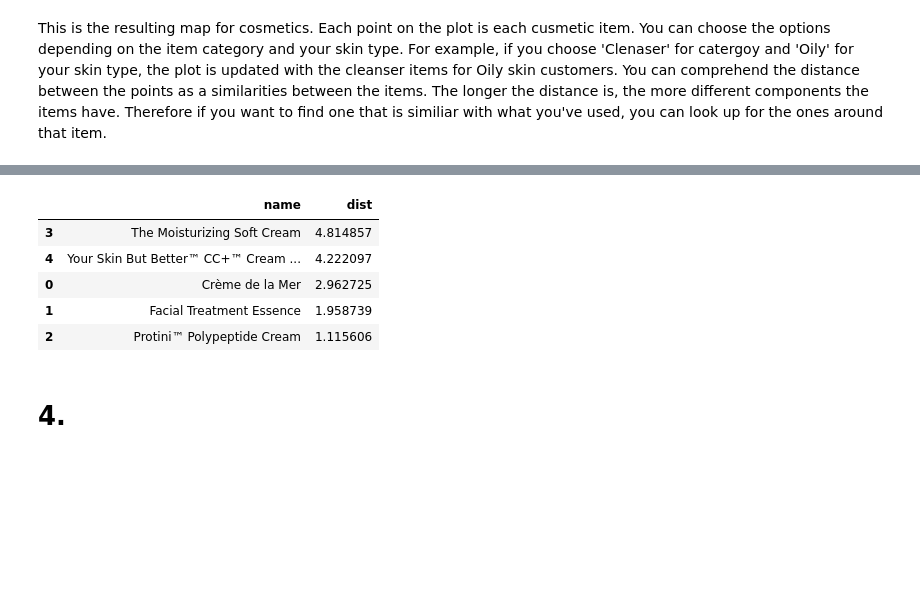
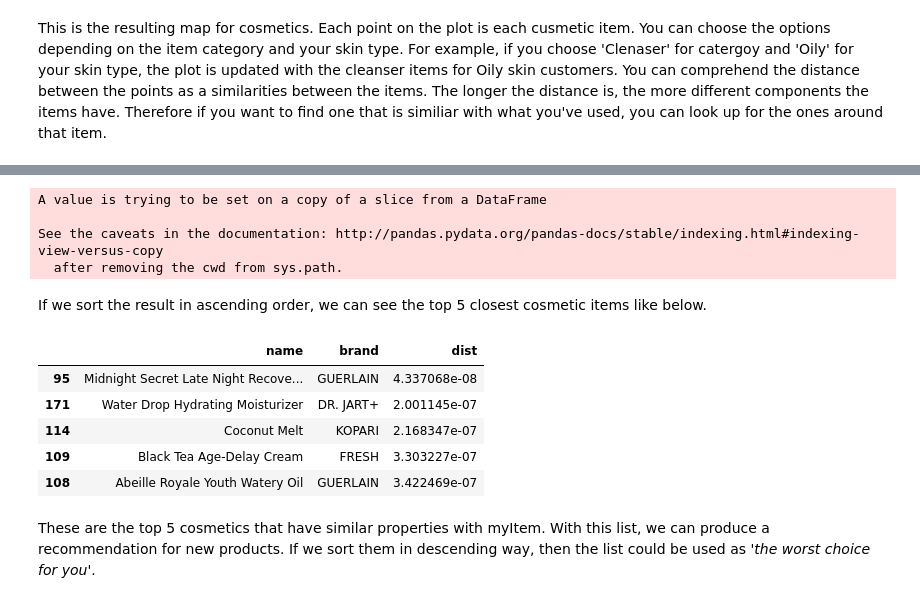
Before and after one commit to jjone36/Cosmetic, a Jupyter notebook: cosmtic_map.ipynb, the cells around one changed output, grey strips where cells are left out. Saved outputs shown, nothing was run; the diff lists cells and outputs as text; code cells hidden in the pictures; blank space fills up the shorter version.

```diff
--- a/cosmtic_map.ipynb
+++ b/cosmtic_map.ipynb
@@ -128,5 +128,8 @@ Let's get the similarities between the items. Now each item is plotted on the pl
 # %%
-df_2 = df[df.Label == 'Moisturizer_Dry'].reset_index()
+import numpy as np
+from sklearn.metrics.pairwise import cosine_similarity
+
+df_2 = df[df.Label == 'Moisturizer_Dry'].reset_index().drop('index', axis = 1)
 myItem = df_2[df_2.name.str.contains('Peat Miracle Revital')]
 myItem
 # %% [output]
@@ -159,5 +148,0 @@ memory usage: 14.8+ KB
-# %%
-for i in range(5):
-    a = df_2['SVD1'][i]
-    b = df_2['SVD2'][i]
-    df_2.dist[i] = np.sqrt((X - a)**2 + (Y - b)**2)
@@ -178,12 +149,28 @@ df_2.head()
+# %%
+# getting the array for myItem
+P1 = np.array([myItem.SVD1.values, myItem.SVD2.values]).reshape(1, -1)
+P1
+
+# cosine similarities with other items
+for i in range(len(df_2)):
+    P2 = np.array([df_2['SVD1'][i], df_2['SVD2'][i]]).reshape(-1, 1)
+    df_2.dist[i] = (P1 * P2).sum() / (np.sqrt(np.sum(P1))*np.sqrt(np.sum(P2)))
+# %% [output]
+A value is trying to be set on a copy of a slice from a DataFrame
+
+See the caveats in the documentation: http://pandas.pydata.org/pandas-docs/stable/indexing.html#indexing-view-versus-copy
+  after removing the cwd from sys.path.
+# %% [markdown]
+If we sort the result in ascending order, we can see the top 5 closest cosmetic items like below.
 # %%
-df_2 = df_2.sort_values('dist', ascending = False)
-df_2[['name', 'dist']].head()
+df_2 = df_2.sort_values('dist')
+df_2[['name', 'brand', 'dist']].head()
 # %% [output]
-|  | name | dist |
-| 3 | The Moisturizing Soft Cream | 4.814857 |
-| 4 | Your Skin But Better™ CC+™ Cream ... | 4.222097 |
-| 0 | Crème de la Mer | 2.962725 |
-| 1 | Facial Treatment Essence | 1.958739 |
-| 2 | Protini™ Polypeptide Cream | 1.115606 |
+|  | name | brand | dist |
+| 95 | Midnight Secret Late Night Recove... | GUERLAIN | 4.337068e-08 |
+| 171 | Water Drop Hydrating Moisturizer | DR. JART+ | 2.001145e-07 |
+| 114 | Coconut Melt | KOPARI | 2.168347e-07 |
+| 109 | Black Tea Age-Delay Cream | FRESH | 3.303227e-07 |
+| 108 | Abeille Royale Youth Watery Oil | GUERLAIN | 3.422469e-07 |
-# %% [markdown]
-# 4.
+# %% [markdown]
+These are the top 5 cosmetics that have similar properties with myItem. With this list, we can produce a recommendation for new products. If we sort them in descending way, then the list could be used as *'the worst choice for you'*.
```
Also changed, not shown: parts of 10 cells of this notebook, 2 other files.
